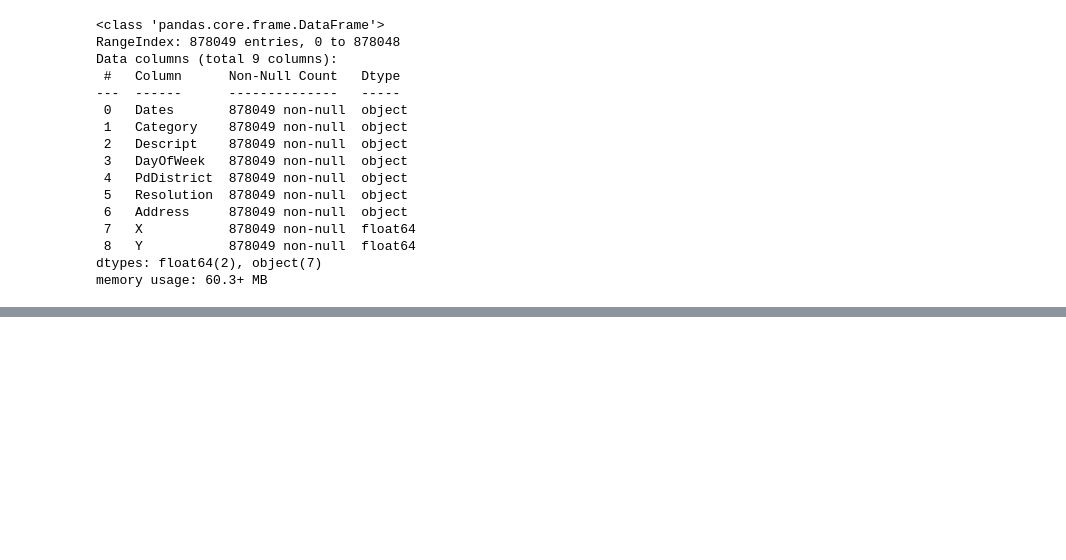
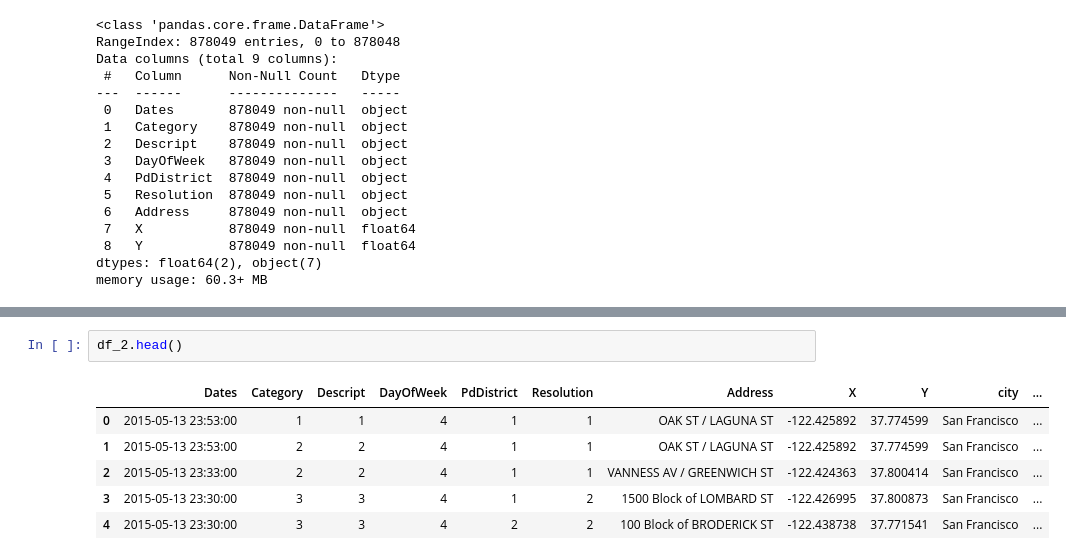
Before and after one commit to ZachMajernik/DataScience2, a Jupyter notebook: Predict/CategoricalOutput.ipynb, the cells around one changed output, grey strips where cells are left out. Drawn from its saved outputs; the diff is of its cells as text; blank space fills up the shorter version.

```diff
--- a/Predict/CategoricalOutput.ipynb
+++ b/Predict/CategoricalOutput.ipynb
@@ -36,0 +65,9 @@ memory usage: 60.3+ MB
+# %%
+df_2.head()
+# %% [output]
+|  | Dates | Category | Descript | DayOfWeek | PdDistrict | Resolution | Address | X | Y | city | ... |
+| 0 | 2015-05-13 23:53:00 | 1 | 1 | 4 | 1 | 1 | OAK ST / LAGUNA ST | -122.425892 | 37.774599 | San Francisco | ... |
+| 1 | 2015-05-13 23:53:00 | 2 | 2 | 4 | 1 | 1 | OAK ST / LAGUNA ST | -122.425892 | 37.774599 | San Francisco | ... |
+| 2 | 2015-05-13 23:33:00 | 2 | 2 | 4 | 1 | 1 | VANNESS AV / GREENWICH ST | -122.424363 | 37.800414 | San Francisco | ... |
+| 3 | 2015-05-13 23:30:00 | 3 | 3 | 4 | 1 | 2 | 1500 Block of LOMBARD ST | -122.426995 | 37.800873 | San Francisco | ... |
+| 4 | 2015-05-13 23:30:00 | 3 | 3 | 4 | 2 | 2 | 100 Block of BRODERICK ST | -122.438738 | 37.771541 | San Francisco | ... |
```
Also changed, not shown: parts of 4 cells of this notebook.
